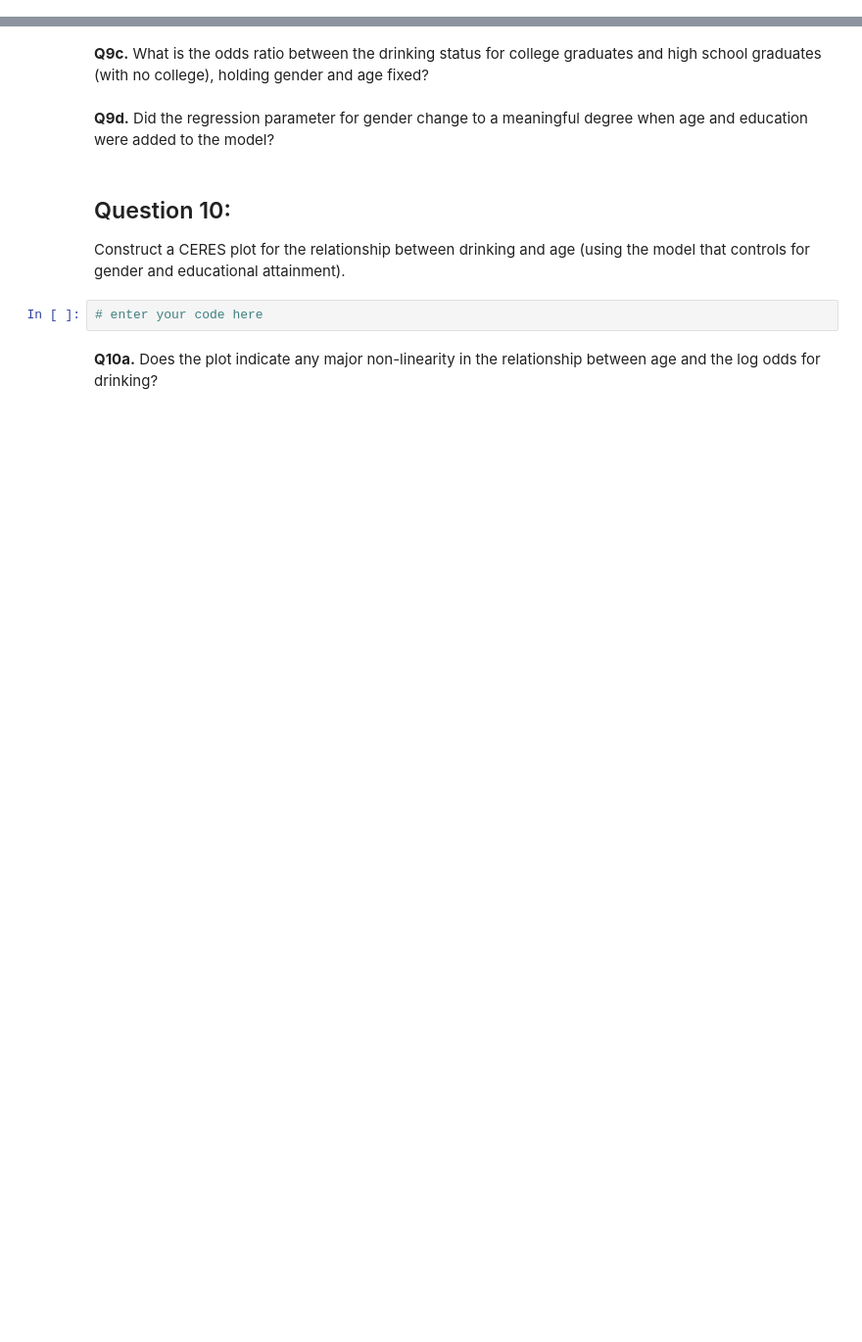
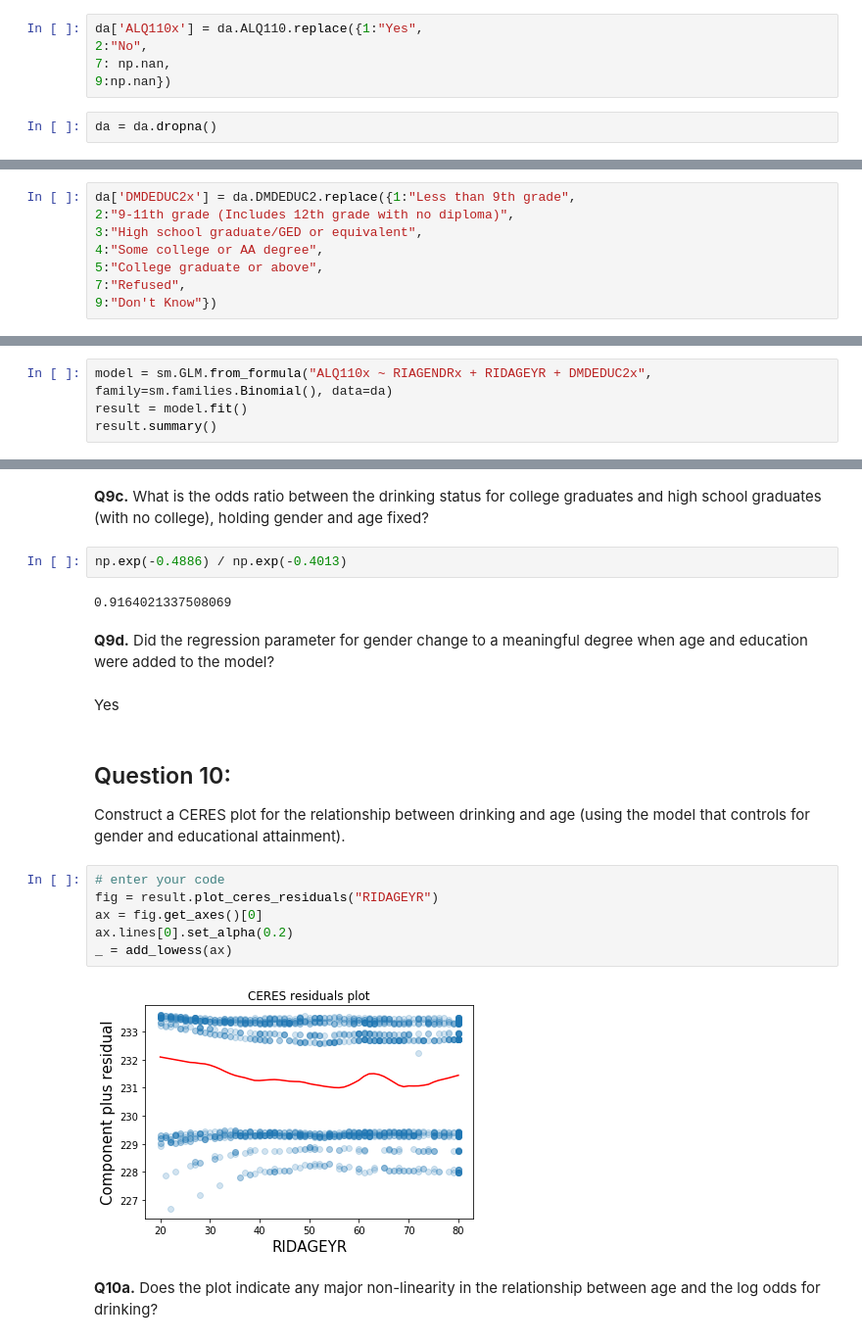
Before and after one commit to hemanthboinpally/Statistics-with-Python-UMich, a Jupyter notebook: 3-FittingStatistical Models/week2_3_nhanes_practice.ipynb, the cells around one changed output, grey strips where cells are left out. Shown at 98% size. Drawn from its saved outputs; the diff is of its cells as text; blank space fills up the shorter version.

```diff
--- a/3-FittingStatistical Models/week2_3_nhanes_practice.ipynb
+++ b/3-FittingStatistical Models/week2_3_nhanes_practice.ipynb
@@ -363,0 +408,7 @@ Generate a binary variable reflecting whether a person has had at least 12 drink
+# %%
+da['ALQ110x'] = da.ALQ110.replace({1:"Yes",
+2:"No",
+7: np.nan,
+9:np.nan})
+# %%
+da = da.dropna()
@@ -363,0 +425,8 @@ Generate a binary variable reflecting whether a person has had at least 12 drink
+# %%
+da['DMDEDUC2x'] = da.DMDEDUC2.replace({1:"Less than 9th grade",
+2:"9-11th grade (Includes 12th grade with no diploma)",
+3:"High school graduate/GED or equivalent",
+4:"Some college or AA degree",
+5:"College graduate or above",
+7:"Refused",
+9:"Don't Know"})
@@ -383,0 +538,4 @@ Use logistic regression to relate drinking to age, gender, and education.
+# %%
+model = sm.GLM.from_formula("ALQ110x ~ RIAGENDRx + RIDAGEYR + DMDEDUC2x", family=sm.families.Binomial(), data=da)
+result = model.fit()
+result.summary()
@@ -388,12 +573,24 @@ __Q9b.__ What is the odds of a college educated, 50 year old woman drinking?
 # %% [markdown]
 __Q9c.__ What is the odds ratio between the drinking status for college graduates and high school graduates (with no college), holding gender and age fixed?
+# %%
+np.exp(-0.4886) / np.exp(-0.4013)
+# %% [output]
+0.9164021337508069
 # %% [markdown]
 __Q9d.__ Did the regression parameter for gender change to a meaningful degree when age and education were added to the model?
+# %% [markdown]
+Yes
 # %% [markdown]
 ## Question 10:
 
 Construct a CERES plot for the relationship between drinking and age (using the model that controls for gender and educational attainment).
-# %%
-# enter your code here
+# %%
+# enter your code
+fig = result.plot_ceres_residuals("RIDAGEYR")
+ax = fig.get_axes()[0]
+ax.lines[0].set_alpha(0.2)
+_ = add_lowess(ax)
+# %% [output]
+[figure, added]
 # %% [markdown]
 __Q10a.__ Does the plot indicate any major non-linearity in the relationship between age and the log odds for drinking?
```
Also changed, not shown: parts of 40 cells of this notebook.
